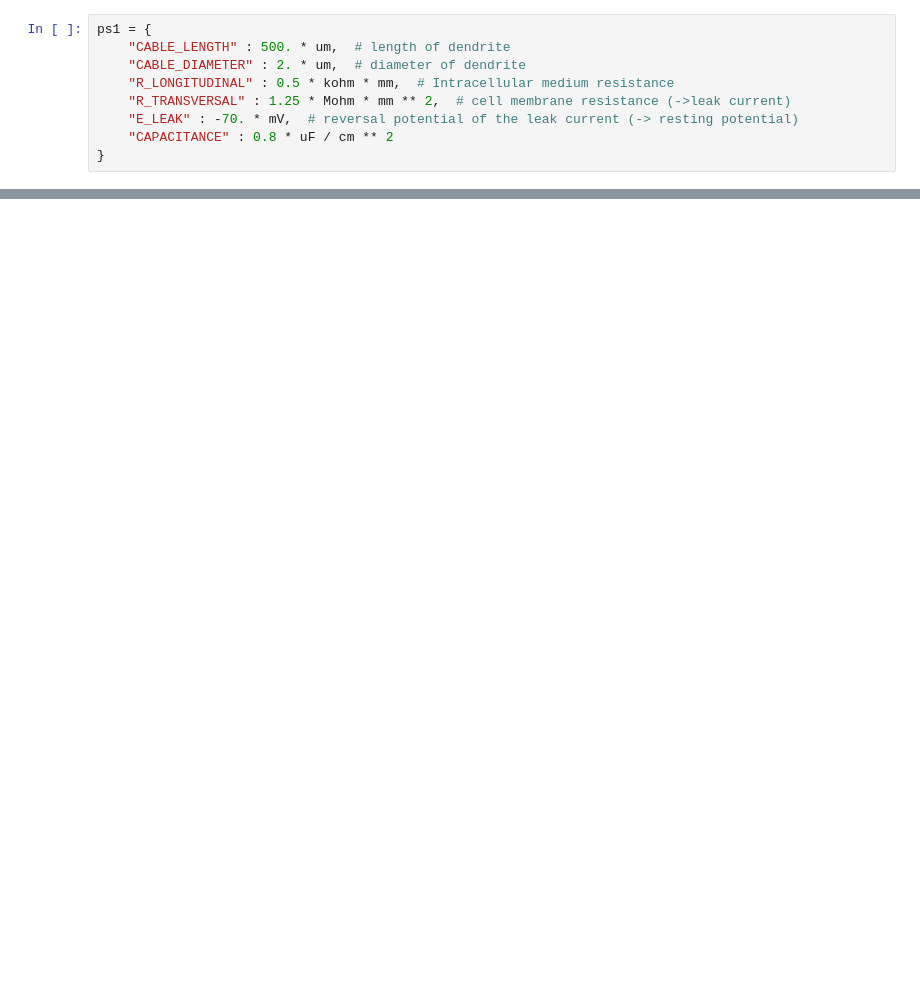
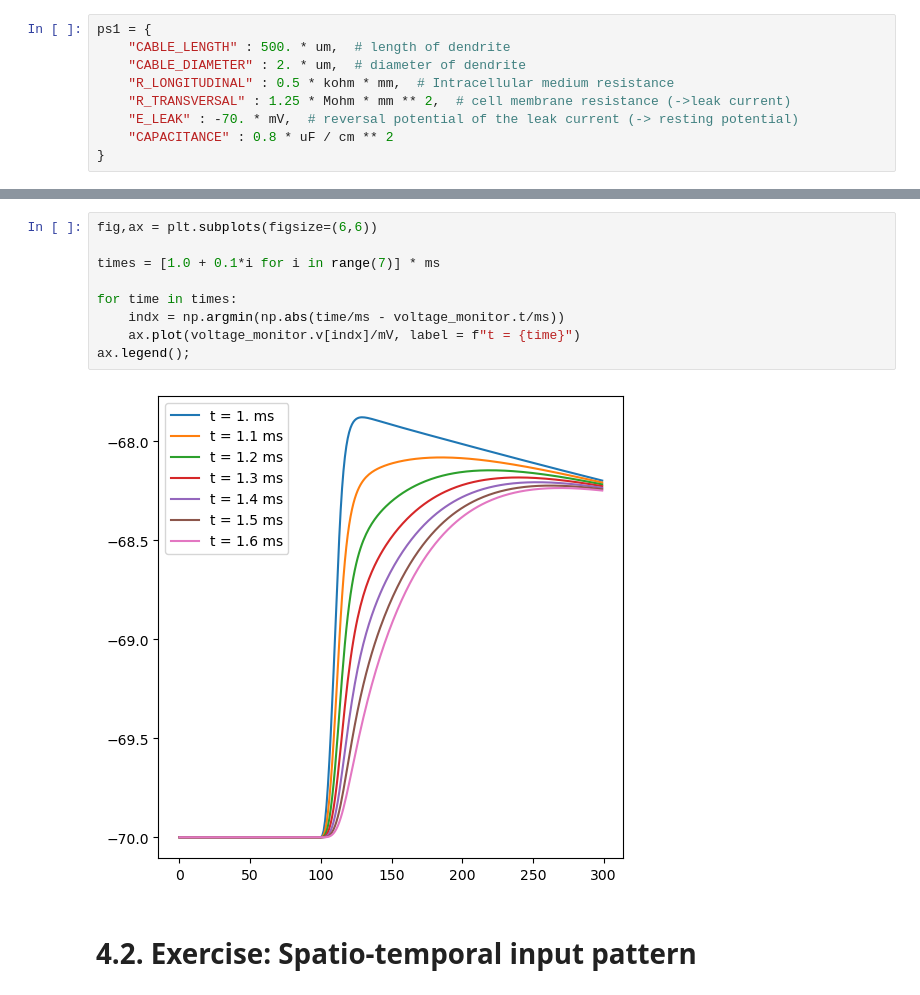
Before and after one commit to bosemessi/NeuronalDynamics, a Jupyter notebook: Chapter 3/Dendrites.ipynb, the cells around one changed output, grey strips where cells are left out. Cells and saved outputs as stored; diff of their text form; blank space fills up the shorter version.

```diff
--- a/Chapter 3/Dendrites.ipynb
+++ b/Chapter 3/Dendrites.ipynb
@@ -64,0 +133,13 @@ def passive_cable(I_arr, I_loc, params, duration, initial_voltage, nr_compartmen
+# %%
+fig,ax = plt.subplots(figsize=(6,6))
+
+times = [1.0 + 0.1*i for i in range(7)] * ms
+
+for time in times:
+    indx = np.argmin(np.abs(time/ms - voltage_monitor.t/ms))
+    ax.plot(voltage_monitor.v[indx]/mV, label = f"t = {time}")
+ax.legend();
+# %% [output]
+[figure, added]
+# %% [markdown]
+# 4.2. Exercise: Spatio-temporal input pattern
```
Also changed, not shown: parts of 26 cells of this notebook.
